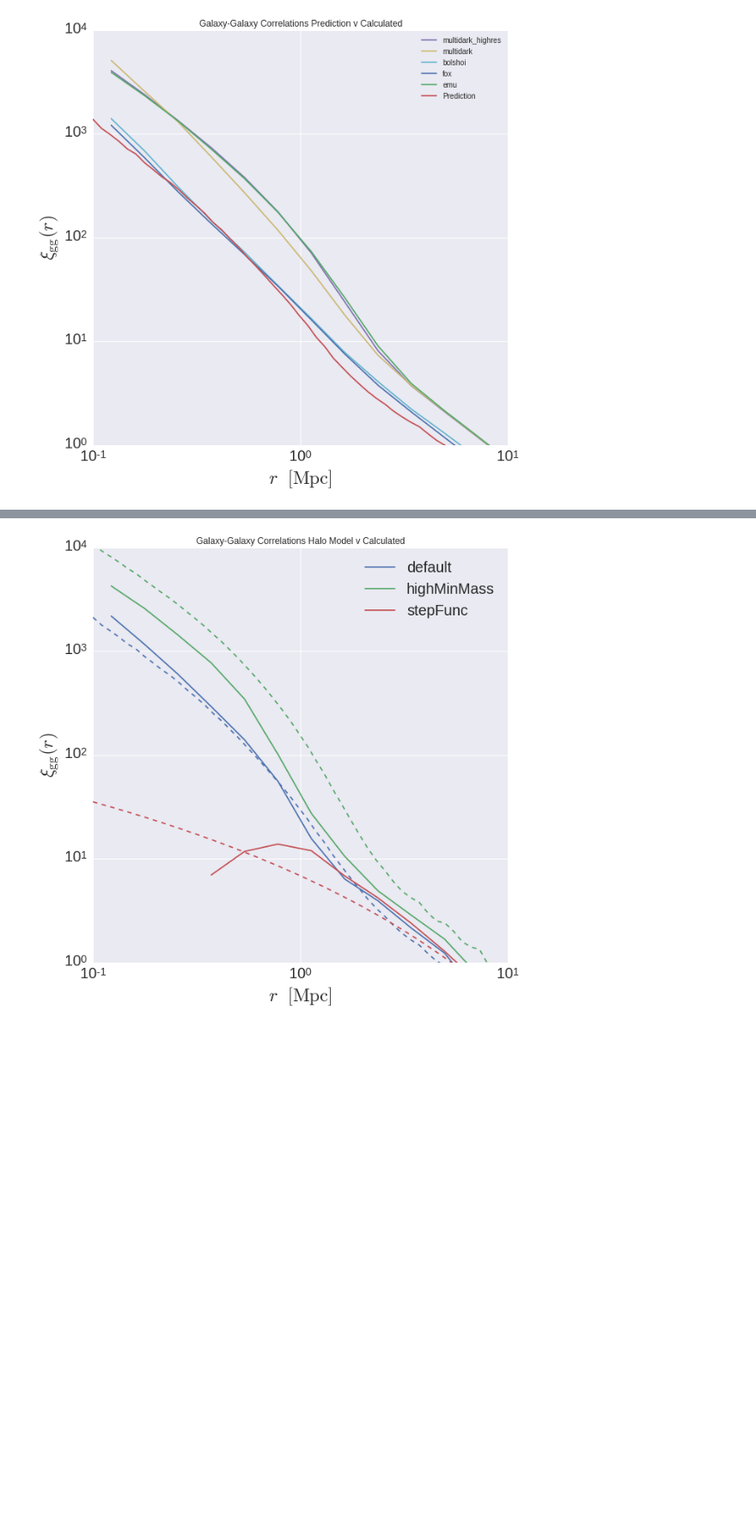
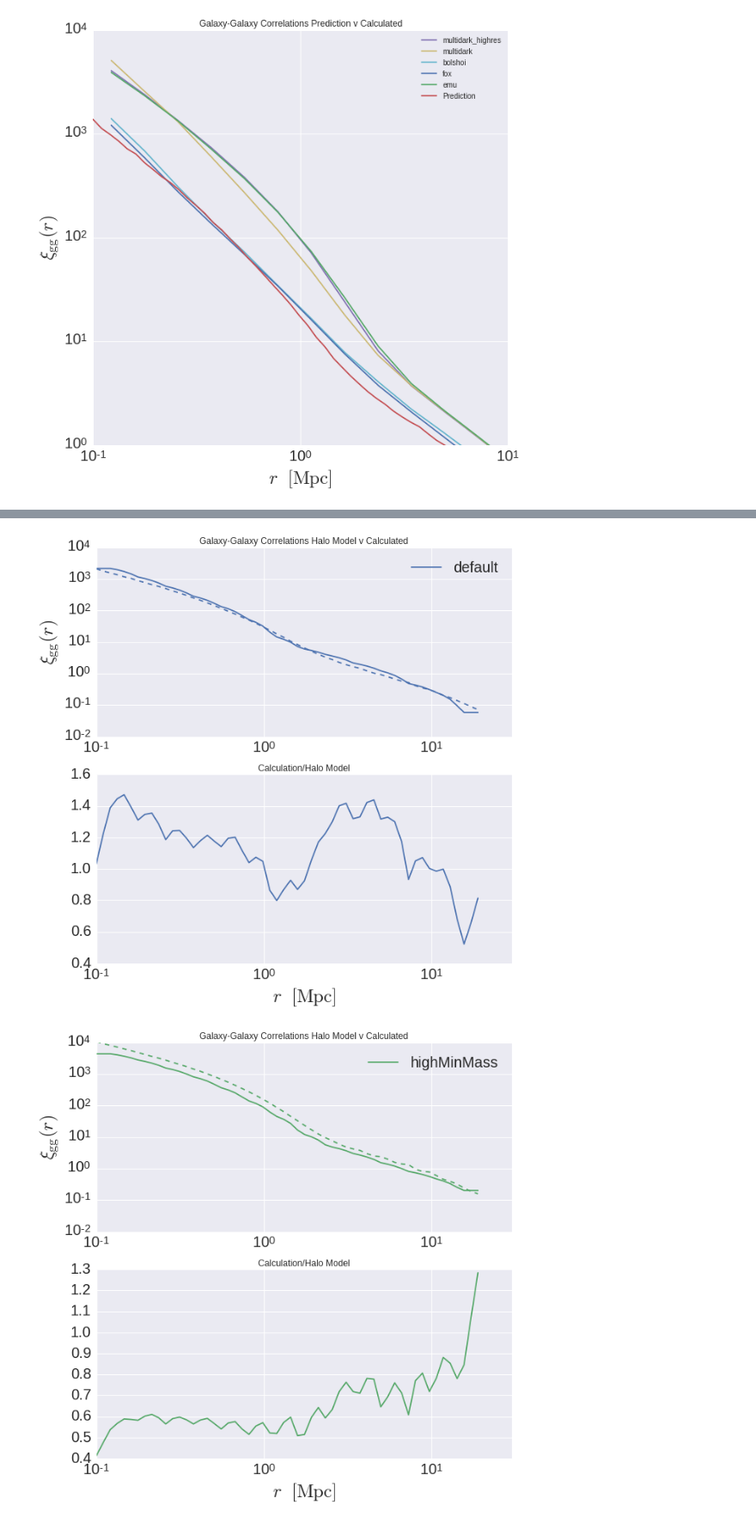
Before and after one commit to mclaughlin6464/HODEmulator, a Jupyter notebook: predictionsVCalculated.ipynb, the cells around one changed output, grey strips where cells are left out. Shown at 86% size. Cells and saved outputs as stored; diff of their text form; code cells hidden in the pictures; blank space fills up the shorter version.

```diff
--- a/predictionsVCalculated.ipynb
+++ b/predictionsVCalculated.ipynb
@@ -146,6 +149,6 @@ sim = 'chinchilla'
 a = 1.0
 data = {}
 
-data['highMinMass'] = np.loadtxt(datadir+'xi_all_%.3f_highMinMass_125_2048.npy'%a)
+data['highMinMass'] = np.loadtxt(datadir+'xi_all_%.3f_highMinMass_250_2048.npy'%a)
 data['stepFunc'] = np.loadtxt(datadir+'xi_all_%.3f_stepFunc.npy'%a)
 data['default'] = np.loadtxt(outputdir+'chinchilla_tests/xi_all_%.3f_default_125_2048.npy'%a)
@@ -152,5 +165,5 @@ data['default'] = np.loadtxt(outputdir+'chinchilla_tests/xi_all_%.3f_default_125
 # %%
 predictions = {}
 predictions['highMinMass'] = np.loadtxt(datadir+'halo_model_highMinMass.txt')
-predictions['stepFunc'] = np.loadtxt(datadir+'halo_model_step_1.txt')
+predictions['stepFunc'] = np.loadtxt(datadir+'halo_model_step_2.txt')
 predictions['default'] = np.loadtxt(datadir+'halo_model_default.txt')
@@ -157,33 +192,51 @@ predictions['default'] = np.loadtxt(datadir+'halo_model_default.txt')
 # %%
 colors = sns.color_palette()
-fig = plt.figure(figsize = (10,10))
+#fig = plt.figure(figsize = (10,10))
 #for vn, color in zip(version_names, colors):
 for (label, xi_all), color in zip(data.iteritems(), colors):
-    #fig = plt.figure(figsize = (10,10))
+    fig = plt.figure(figsize = (10,10))
+    interp = np.interp(predictions[label][:,0], rbin_centers, data[label])
 
+    plt.subplot(211)
     rz = 1.0/a -1
     #MPC/h v MPC issue?
-    plt.plot(rbin_centers, xi_all, alpha = 1,
-             label = label, color = color)
+    #plt.plot(rbin_centers, xi_all, alpha = 1,
+    #         label = label, color = color)
+    plt.plot(predictions[label][:, 0], interp, label = label, color = color)
     plt.plot(predictions[label][:, 0], predictions[label][:, 1], ls = '--', color = color)
     #plt.plot(rbin_centers, data[][1], ls = '--', color = color)
     #plt.plot(rbin_centers, data[vn][2], ls = '-.', color = color)
 
 #c = colors[len(data)]
 #plt.plot(prediction[:, 0], prediction[:, 1],  label = 'Halo Model', color = c)
 #plt.plot(prediction[:, 0], prediction[:, 2], ls = '--', color = c)
 
 
-plt.title('Galaxy-Galaxy Correlations Halo Model v Calculated')
-plt.xlim(xmin = 0.1, xmax = 10)
-plt.ylim(ymin = 1, ymax = 1e4)
-plt.loglog()
-plt.xticks(fontsize=20)
-plt.yticks(fontsize=20)
-plt.xlabel(r'$r $  $\rm{[Mpc]}$', fontsize=25)
-plt.ylabel(r'$\xi_{\rm gg}(r)$', fontsize=25)
-plt.legend(loc='best', fontsize=20)
+    plt.title('Galaxy-Galaxy Correlations Halo Model v Calculated')
+    plt.xlim(xmin = 0.1, xmax = 30)
+    plt.ylim(ymin = 1e-2, ymax = 1e4)
+    plt.loglog()
+    plt.xticks(fontsize=20)
+    plt.yticks(fontsize=20)
+    #plt.xlabel(r'$r $  $\rm{[Mpc]}$', fontsize=25)
+    plt.ylabel(r'$\xi_{\rm gg}(r)$', fontsize=25)
+    plt.legend(loc='best', fontsize=20)
 
-plt.show()
+    plt.subplot(212)
+    plt.title('Calculation/Halo Model')
+    interp = np.interp(predictions[label][:,0], rbin_centers, data[label])
+    plt.plot(predictions[label][:,0], interp/predictions[label][:,1], color = color)
+
+    plt.xlim(xmin = 0.1, xmax = 30)
+    #plt.loglog()
+    plt.xscale('log')
+    plt.xticks(fontsize=20)
+    plt.yticks(fontsize=20)
+    plt.xlabel(r'$r $  $\rm{[Mpc]}$', fontsize=25)
+    #plt.legend(loc='best', fontsize=20)
+
+
+    plt.show()
 # %% [output]
-[figure, old version]
+[figure, new version]
+[figure, added]
```
Also changed, not shown: parts of 6 cells of this notebook, 1 other file.
